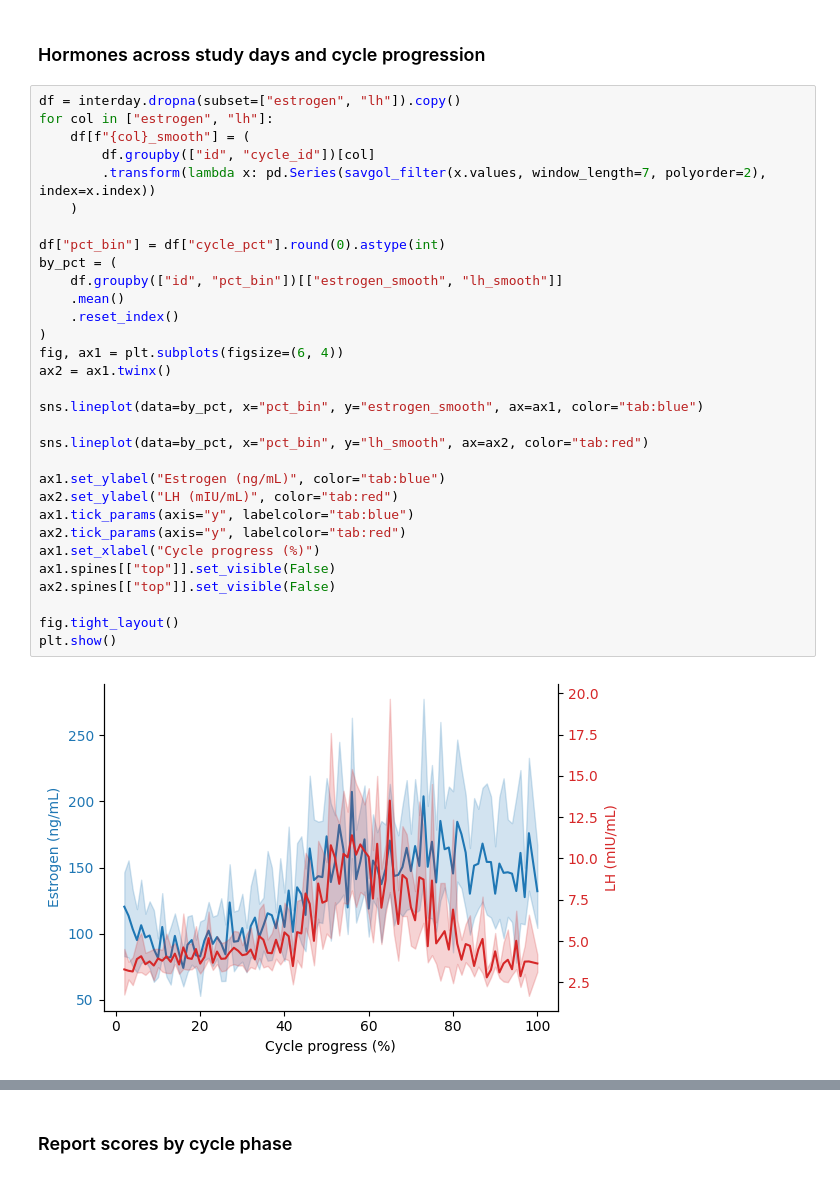
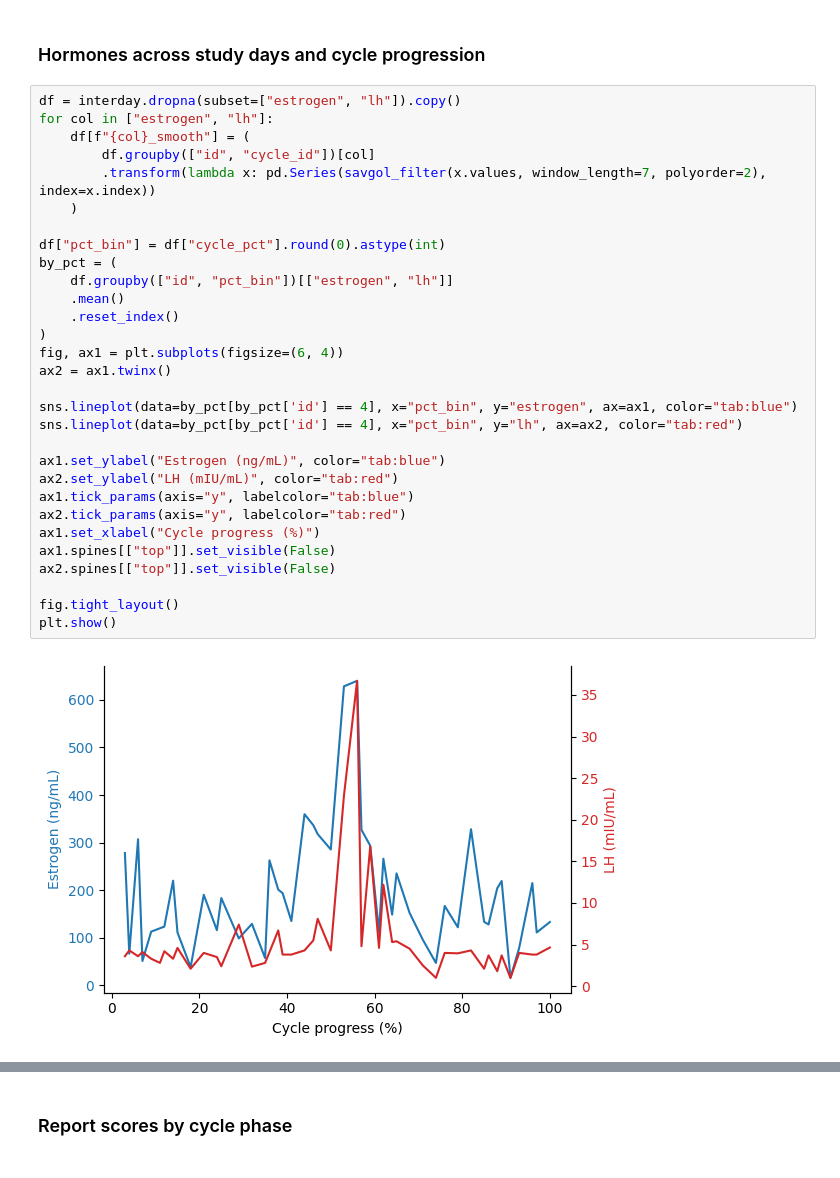
Before and after one commit to virginiacsn/cycle-tracking, a Jupyter notebook: notebooks/group-visualization.ipynb, the cells around one changed output, grey strips where cells are left out. Saved outputs shown, nothing was run; the diff lists cells and outputs as text.

```diff
--- a/notebooks/group-visualization.ipynb
+++ b/notebooks/group-visualization.ipynb
@@ -122,33 +105,32 @@ plt.show()
 # %%
 df = interday.dropna(subset=["estrogen", "lh"]).copy()
 for col in ["estrogen", "lh"]:
     df[f"{col}_smooth"] = (
         df.groupby(["id", "cycle_id"])[col]
         .transform(lambda x: pd.Series(savgol_filter(x.values, window_length=7, polyorder=2), index=x.index))
     )
 
 df["pct_bin"] = df["cycle_pct"].round(0).astype(int)
 by_pct = (
-    df.groupby(["id", "pct_bin"])[["estrogen_smooth", "lh_smooth"]]
+    df.groupby(["id", "pct_bin"])[["estrogen", "lh"]]
     .mean()
     .reset_index()
 )
 fig, ax1 = plt.subplots(figsize=(6, 4))
 ax2 = ax1.twinx()
 
-sns.lineplot(data=by_pct, x="pct_bin", y="estrogen_smooth", ax=ax1, color="tab:blue")
-
-sns.lineplot(data=by_pct, x="pct_bin", y="lh_smooth", ax=ax2, color="tab:red")
+sns.lineplot(data=by_pct[by_pct['id'] == 4], x="pct_bin", y="estrogen", ax=ax1, color="tab:blue")
+sns.lineplot(data=by_pct[by_pct['id'] == 4], x="pct_bin", y="lh", ax=ax2, color="tab:red")
 
 ax1.set_ylabel("Estrogen (ng/mL)", color="tab:blue")
 ax2.set_ylabel("LH (mIU/mL)", color="tab:red")
 ax1.tick_params(axis="y", labelcolor="tab:blue")
 ax2.tick_params(axis="y", labelcolor="tab:red")
 ax1.set_xlabel("Cycle progress (%)")
 ax1.spines[["top"]].set_visible(False)
 ax2.spines[["top"]].set_visible(False)
 
 fig.tight_layout()
 plt.show()
 # %% [output]
-[figure, old version]
+[figure, new version]
```
Also changed, not shown: parts of 6 cells of this notebook.
